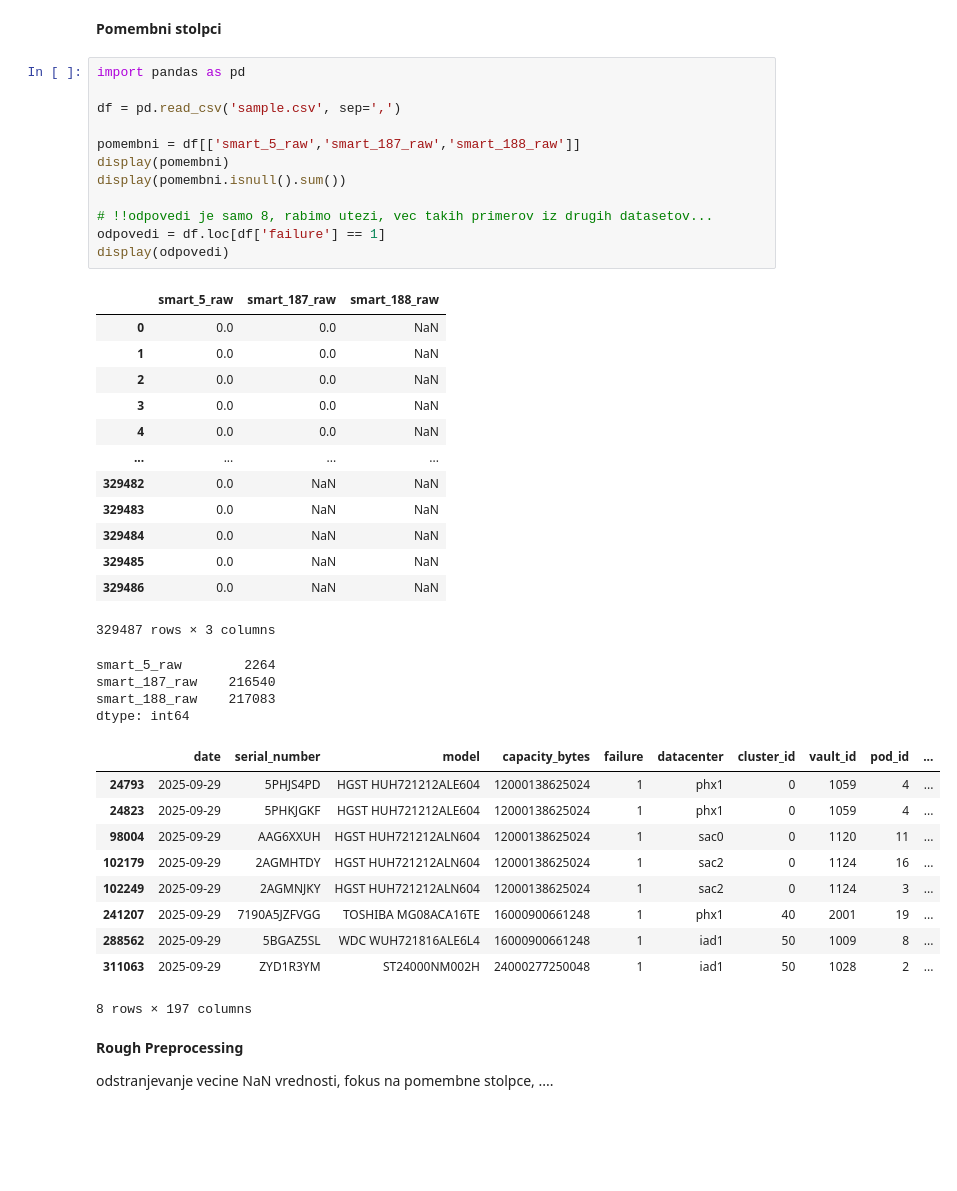
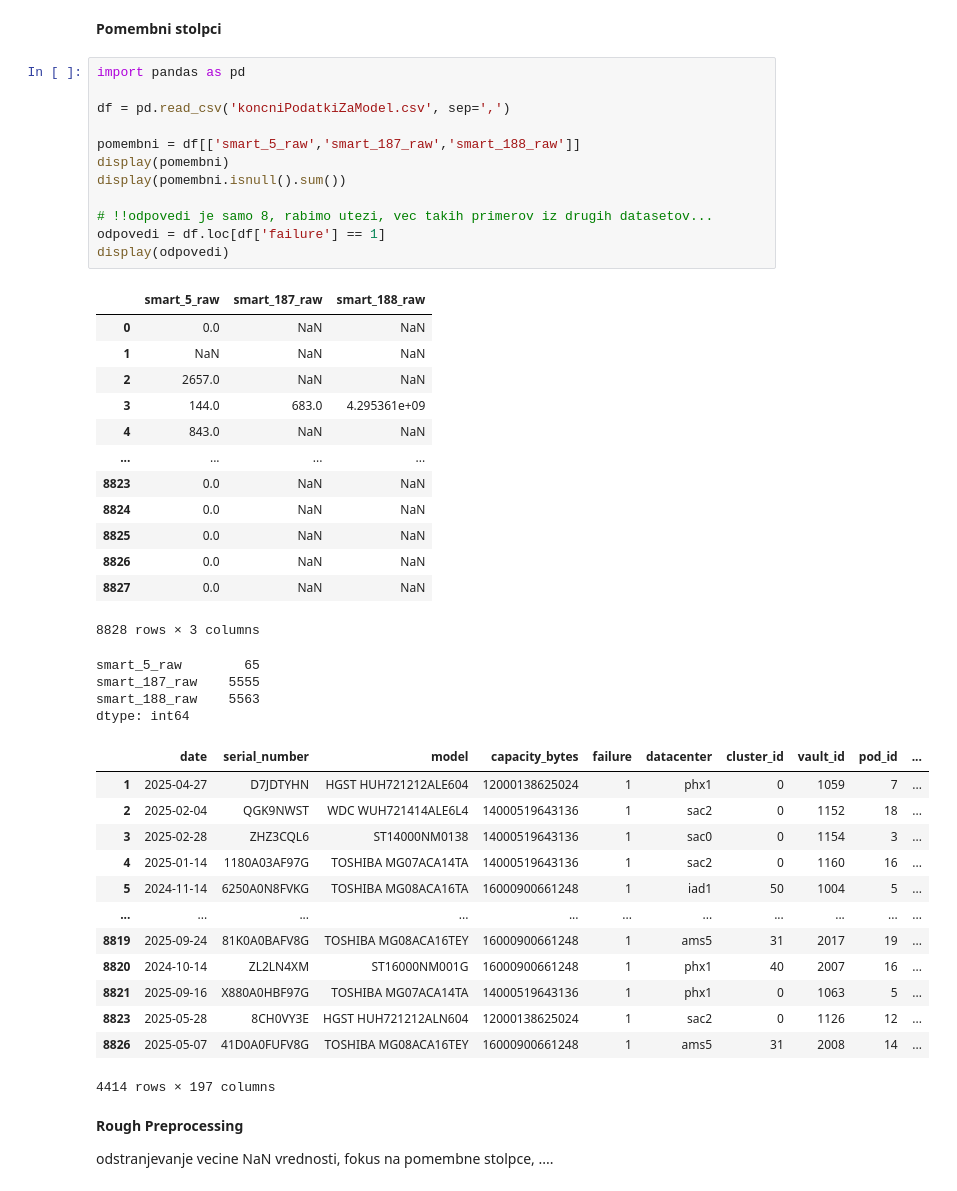
Before and after one commit to Luka-Petek/diskFailurePrediction, a Jupyter notebook: predict.ipynb, the cells around one changed output. Saved outputs shown, nothing was run; the diff lists cells and outputs as text; blank space fills up the shorter version.

Commit message:
skoraj narejena podatkovna mnozica za ucenje modela

```diff
--- a/predict.ipynb
+++ b/predict.ipynb
@@ -3,43 +3,46 @@
 # %%
 import pandas as pd
 
-df = pd.read_csv('sample.csv', sep=',')
+df = pd.read_csv('koncniPodatkiZaModel.csv', sep=',')
 
 pomembni = df[['smart_5_raw','smart_187_raw','smart_188_raw']]
 display(pomembni)
 display(pomembni.isnull().sum())
 
 # !!odpovedi je samo 8, rabimo utezi, vec takih primerov iz drugih datasetov...
 odpovedi = df.loc[df['failure'] == 1]
 display(odpovedi)
 # %% [output]
 |  | smart_5_raw | smart_187_raw | smart_188_raw |
-| 0 | 0.0 | 0.0 | NaN |
-| 1 | 0.0 | 0.0 | NaN |
-| 2 | 0.0 | 0.0 | NaN |
-| 3 | 0.0 | 0.0 | NaN |
-| 4 | 0.0 | 0.0 | NaN |
+| 0 | 0.0 | NaN | NaN |
+| 1 | NaN | NaN | NaN |
+| 2 | 2657.0 | NaN | NaN |
+| 3 | 144.0 | 683.0 | 4.295361e+09 |
+| 4 | 843.0 | NaN | NaN |
 | ... | ... | ... | ... |
-| 329482 | 0.0 | NaN | NaN |
-| 329483 | 0.0 | NaN | NaN |
-| 329484 | 0.0 | NaN | NaN |
-| 329485 | 0.0 | NaN | NaN |
-| 329486 | 0.0 | NaN | NaN |
+| 8823 | 0.0 | NaN | NaN |
+| 8824 | 0.0 | NaN | NaN |
+| 8825 | 0.0 | NaN | NaN |
+| 8826 | 0.0 | NaN | NaN |
+| 8827 | 0.0 | NaN | NaN |
-329487 rows × 3 columns
+8828 rows × 3 columns
-smart_5_raw        2264
-smart_187_raw    216540
-smart_188_raw    217083
+smart_5_raw        65
+smart_187_raw    5555
+smart_188_raw    5563
 dtype: int64
 |  | date | serial_number | model | capacity_bytes | failure | datacenter | cluster_id | vault_id | pod_id | ... |
-| 24793 | 2025-09-29 | 5PHJS4PD | HGST HUH721212ALE604 | 12000138625024 | 1 | phx1 | 0 | 1059 | 4 | ... |
-| 24823 | 2025-09-29 | 5PHKJGKF | HGST HUH721212ALE604 | 12000138625024 | 1 | phx1 | 0 | 1059 | 4 | ... |
-| 98004 | 2025-09-29 | AAG6XXUH | HGST HUH721212ALN604 | 12000138625024 | 1 | sac0 | 0 | 1120 | 11 | ... |
-| 102179 | 2025-09-29 | 2AGMHTDY | HGST HUH721212ALN604 | 12000138625024 | 1 | sac2 | 0 | 1124 | 16 | ... |
-| 102249 | 2025-09-29 | 2AGMNJKY | HGST HUH721212ALN604 | 12000138625024 | 1 | sac2 | 0 | 1124 | 3 | ... |
-| 241207 | 2025-09-29 | 7190A5JZFVGG | TOSHIBA MG08ACA16TE | 16000900661248 | 1 | phx1 | 40 | 2001 | 19 | ... |
-| 288562 | 2025-09-29 | 5BGAZ5SL | WDC WUH721816ALE6L4 | 16000900661248 | 1 | iad1 | 50 | 1009 | 8 | ... |
-| 311063 | 2025-09-29 | ZYD1R3YM | ST24000NM002H | 24000277250048 | 1 | iad1 | 50 | 1028 | 2 | ... |
+| 1 | 2025-04-27 | D7JDTYHN | HGST HUH721212ALE604 | 12000138625024 | 1 | phx1 | 0 | 1059 | 7 | ... |
+| 2 | 2025-02-04 | QGK9NWST | WDC WUH721414ALE6L4 | 14000519643136 | 1 | sac2 | 0 | 1152 | 18 | ... |
+| 3 | 2025-02-28 | ZHZ3CQL6 | ST14000NM0138 | 14000519643136 | 1 | sac0 | 0 | 1154 | 3 | ... |
+| 4 | 2025-01-14 | 1180A03AF97G | TOSHIBA MG07ACA14TA | 14000519643136 | 1 | sac2 | 0 | 1160 | 16 | ... |
+| 5 | 2024-11-14 | 6250A0N8FVKG | TOSHIBA MG08ACA16TA | 16000900661248 | 1 | iad1 | 50 | 1004 | 5 | ... |
+| ... | ... | ... | ... | ... | ... | ... | ... | ... | ... | ... |
+| 8819 | 2025-09-24 | 81K0A0BAFV8G | TOSHIBA MG08ACA16TEY | 16000900661248 | 1 | ams5 | 31 | 2017 | 19 | ... |
+| 8820 | 2024-10-14 | ZL2LN4XM | ST16000NM001G | 16000900661248 | 1 | phx1 | 40 | 2007 | 16 | ... |
+| 8821 | 2025-09-16 | X880A0HBF97G | TOSHIBA MG07ACA14TA | 14000519643136 | 1 | phx1 | 0 | 1063 | 5 | ... |
+| 8823 | 2025-05-28 | 8CH0VY3E | HGST HUH721212ALN604 | 12000138625024 | 1 | sac2 | 0 | 1126 | 12 | ... |
+| 8826 | 2025-05-07 | 41D0A0FUFV8G | TOSHIBA MG08ACA16TEY | 16000900661248 | 1 | ams5 | 31 | 2008 | 14 | ... |
-8 rows × 197 columns
+4414 rows × 197 columns
 # %% [markdown]
 **Rough Preprocessing**
 
```
Also changed, not shown: parts of 3 cells of this notebook, 1 other file.
